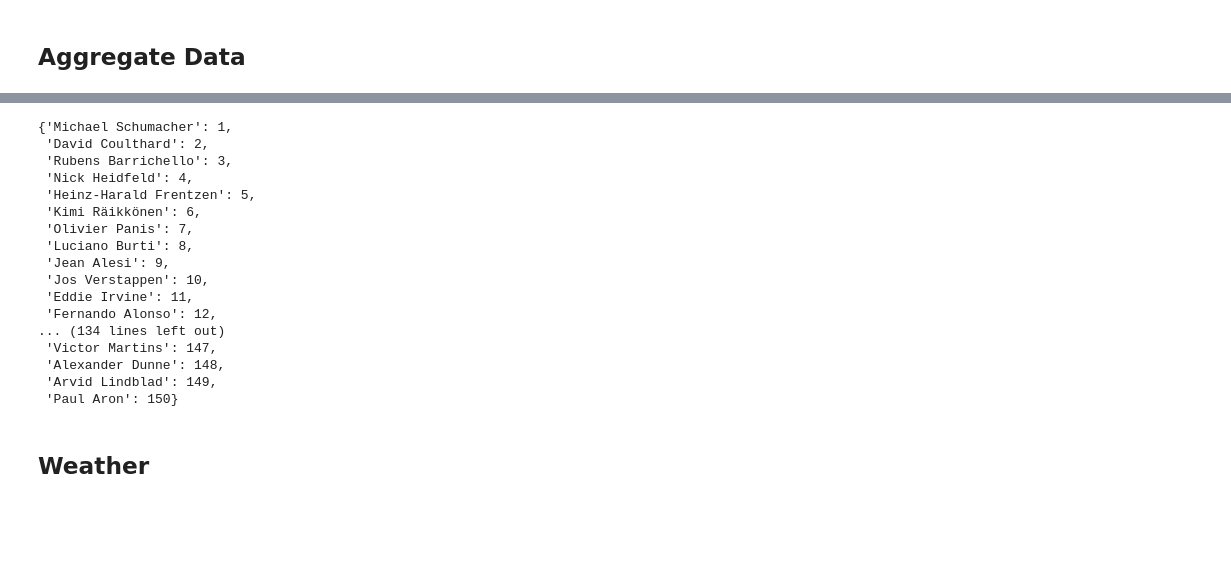
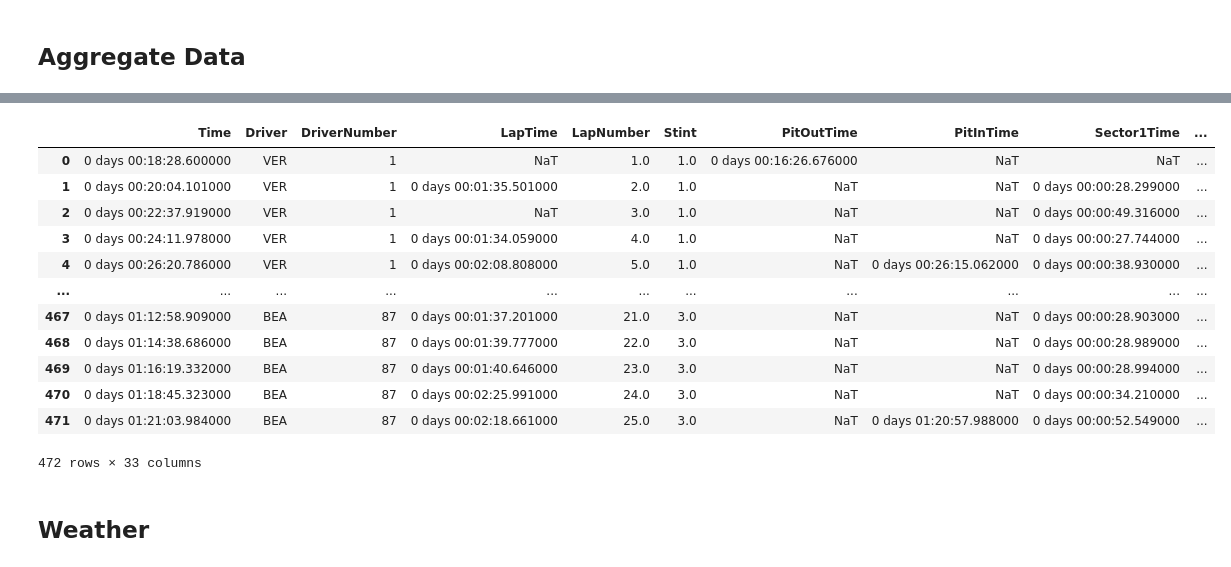
Before and after one commit to JackRWilson/Formula-1-Predictions-Project, a Jupyter notebook: notebooks/data_scraping.ipynb, the cells around one changed output, grey strips where cells are left out. Saved outputs shown, nothing was run; the diff lists cells and outputs as text; code cells hidden in the pictures; blank space fills up the shorter version.

```diff
--- a/notebooks/data_scraping.ipynb
+++ b/notebooks/data_scraping.ipynb
@@ -704,24 +600,20 @@ Found 1180 rows after filtering
 # %%
-y = load_id_map('../data/raw/driver_id_map.pkl')
-y
+x = pd.read_parquet('../data/raw/fastf1/2025_Singapore_FP1_laps.parquet')
+x
 # %% [output]
+|  | Time | Driver | DriverNumber | LapTime | LapNumber | Stint | PitOutTime | PitInTime | Sector1Time | ... |
+| 0 | 0 days 00:18:28.600000 | VER | 1 | NaT | 1.0 | 1.0 | 0 days 00:16:26.676000 | NaT | NaT | ... |
+| 1 | 0 days 00:20:04.101000 | VER | 1 | 0 days 00:01:35.501000 | 2.0 | 1.0 | NaT | NaT | 0 days 00:00:28.299000 | ... |
+| 2 | 0 days 00:22:37.919000 | VER | 1 | NaT | 3.0 | 1.0 | NaT | NaT | 0 days 00:00:49.316000 | ... |
+| 3 | 0 days 00:24:11.978000 | VER | 1 | 0 days 00:01:34.059000 | 4.0 | 1.0 | NaT | NaT | 0 days 00:00:27.744000 | ... |
+| 4 | 0 days 00:26:20.786000 | VER | 1 | 0 days 00:02:08.808000 | 5.0 | 1.0 | NaT | 0 days 00:26:15.062000 | 0 days 00:00:38.930000 | ... |
+| ... | ... | ... | ... | ... | ... | ... | ... | ... | ... | ... |
+| 467 | 0 days 01:12:58.909000 | BEA | 87 | 0 days 00:01:37.201000 | 21.0 | 3.0 | NaT | NaT | 0 days 00:00:28.903000 | ... |
+| 468 | 0 days 01:14:38.686000 | BEA | 87 | 0 days 00:01:39.777000 | 22.0 | 3.0 | NaT | NaT | 0 days 00:00:28.989000 | ... |
+| 469 | 0 days 01:16:19.332000 | BEA | 87 | 0 days 00:01:40.646000 | 23.0 | 3.0 | NaT | NaT | 0 days 00:00:28.994000 | ... |
+| 470 | 0 days 01:18:45.323000 | BEA | 87 | 0 days 00:02:25.991000 | 24.0 | 3.0 | NaT | NaT | 0 days 00:00:34.210000 | ... |
+| 471 | 0 days 01:21:03.984000 | BEA | 87 | 0 days 00:02:18.661000 | 25.0 | 3.0 | NaT | 0 days 01:20:57.988000 | 0 days 00:00:52.549000 | ... |
-{'Michael Schumacher': 1,
- 'David Coulthard': 2,
- 'Rubens Barrichello': 3,
- 'Nick Heidfeld': 4,
- 'Heinz-Harald Frentzen': 5,
- 'Kimi Räikkönen': 6,
- 'Olivier Panis': 7,
- 'Luciano Burti': 8,
- 'Jean Alesi': 9,
- 'Jos Verstappen': 10,
- 'Eddie Irvine': 11,
- 'Fernando Alonso': 12,
-... (134 lines left out)
- 'Victor Martins': 147,
- 'Alexander Dunne': 148,
- 'Arvid Lindblad': 149,
- 'Paul Aron': 150}
+472 rows × 33 columns
 # %% [markdown]
 ## Weather
 # %%
```
Also changed, not shown: parts of 3 cells of this notebook.
